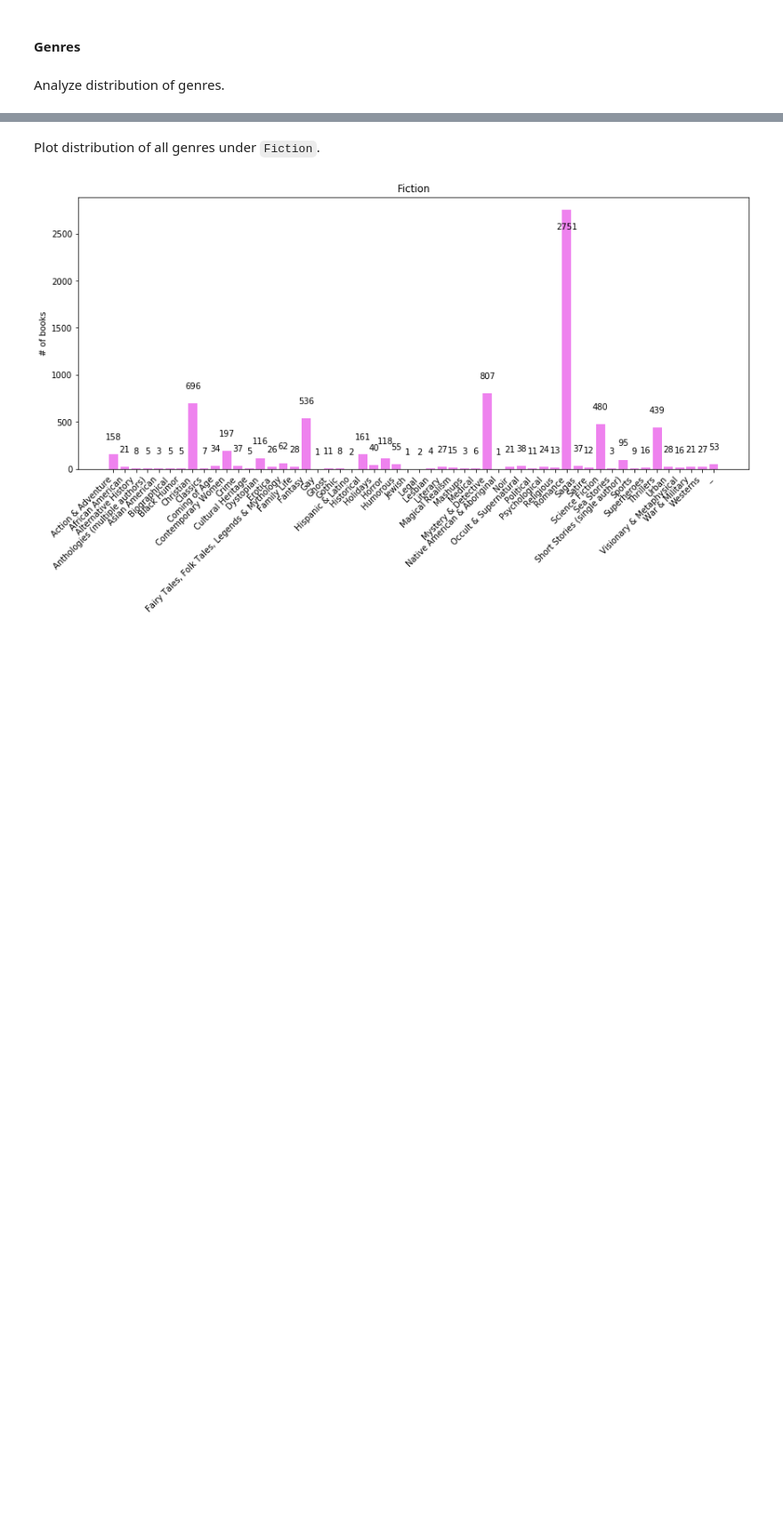
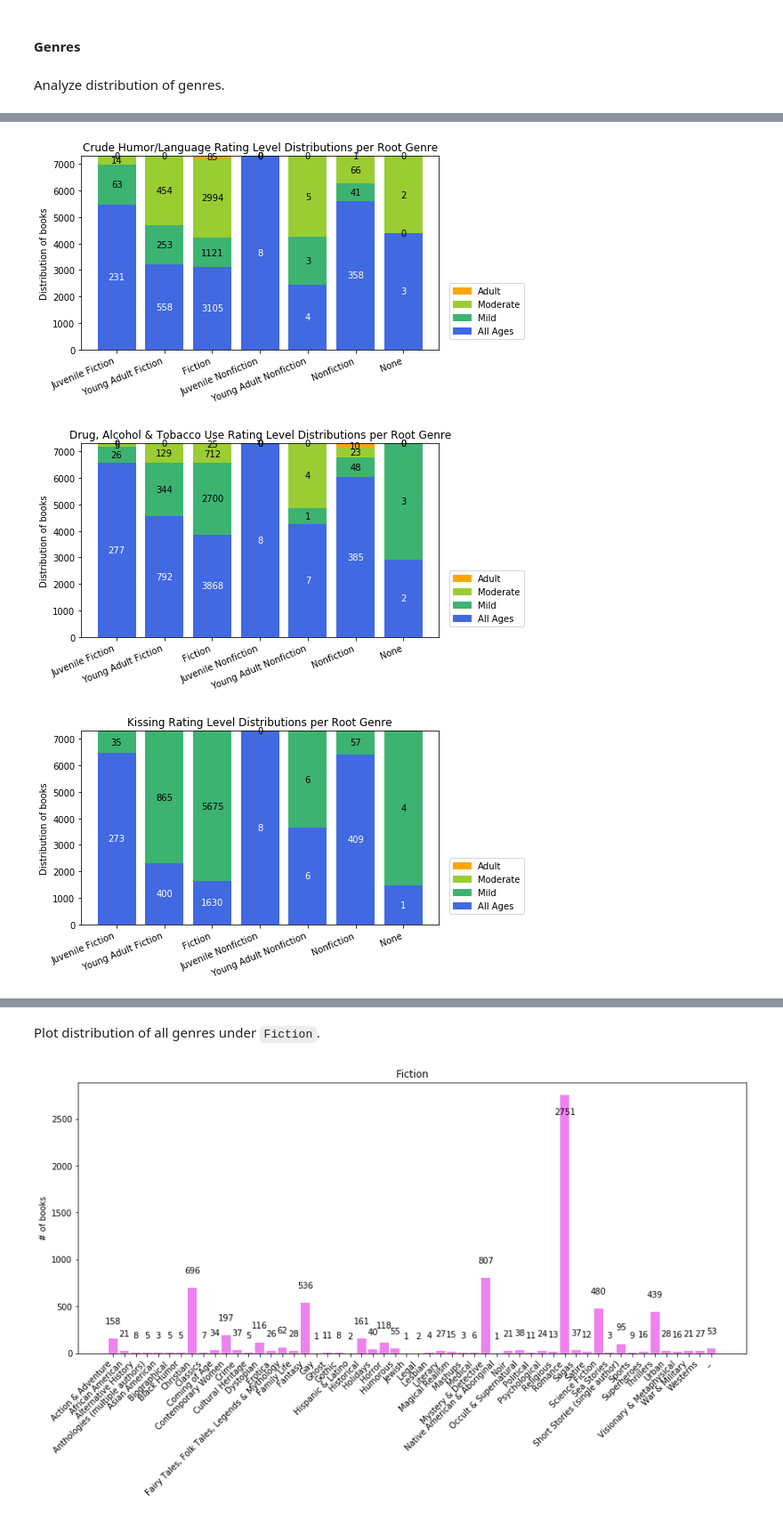
Before and after one commit to EricRobertBrewer/book-analyzer, a Jupyter notebook: python/sites/bookcave/bookcave_meta.ipynb, the cells around one changed output, grey strips where cells are left out. Shown at 89% size. Drawn from its saved outputs; the diff is of its cells as text; code cells hidden in the pictures; blank space fills up the shorter version.

```diff
--- a/python/sites/bookcave/bookcave_meta.ipynb
+++ b/python/sites/bookcave/bookcave_meta.ipynb
@@ -175,0 +178,45 @@ _ = plot_label_distribution(root_genres, root_genre_y, 'Genres', '# of books', '
+# %%
+def plot_rating_per_genre_per_category(root_genre_category_count, root_genre_bincount, figsize=(7.2, 4)):
+    max_genre_count = max(root_genre_bincount)
+
+    for j, category in enumerate(categories):
+        fig, ax = plt.subplots(figsize=figsize)
+        for genre_index, category_count in enumerate(root_genre_category_count):
+            overall_ratings = bookcave.CATEGORY_LEVELS[categories_mode][bookcave.CATEGORY_INDEX_OVERALL]
+            # Get rating-associated colors.
+            if j == bookcave.CATEGORY_INDEX_OVERALL:
+                colors = [rating_colors[rating_to_index[rating]] for rating in overall_ratings]
+            else:
+                category_level_df = categories_df[categories_df['category'].str.match(category)]
+                colors = [rating_colors[rating_to_index[row['rating']]]
+                          for _, row in category_level_df.iterrows()]
+
+            # Add label counts cumulatively.
+            _sum = 0
+            for i in range(len(category_levels[j])):
+                value = category_count[j][i]
+                scaled_value = value * max_genre_count / root_genre_bincount[genre_index]
+                bar = ax.bar(genre_index, scaled_value, bottom=_sum, color=colors[i])[0]
+                ax.text(bar.get_x() + bar.get_width()/2.,
+                        _sum + bar.get_height() / 2,
+                        '{}'.format(value),
+                        ha='center',
+                        va='center',
+                        color='w' if i is 0 else 'k')
+                _sum += scaled_value
+
+        ax.set_title('{} Rating Level Distributions per Root Genre'.format(bookcave.CATEGORY_NAMES[category]))
+        ax.set_ylabel('Distribution of books')
+        xlabels = [''] + root_genres
+        ax.set_xticklabels(xlabels, rotation=22.5, ha='right')
+        plt.legend(handles=[mpatches.Patch(color=rating_colors[rating_to_index[rating]], label=rating)
+                            for rating in reversed(overall_ratings)],
+                   loc='center right',
+                   bbox_to_anchor=(1.25, 0.2))
+        plt.show()
+
+plot_rating_per_genre_per_category(root_genre_category_count, root_genre_bincount)
+# %% [output]
+[figure, added]
+[figure, added]
+[figure, added]
```
Also changed, not shown: parts of 6 cells of this notebook.
